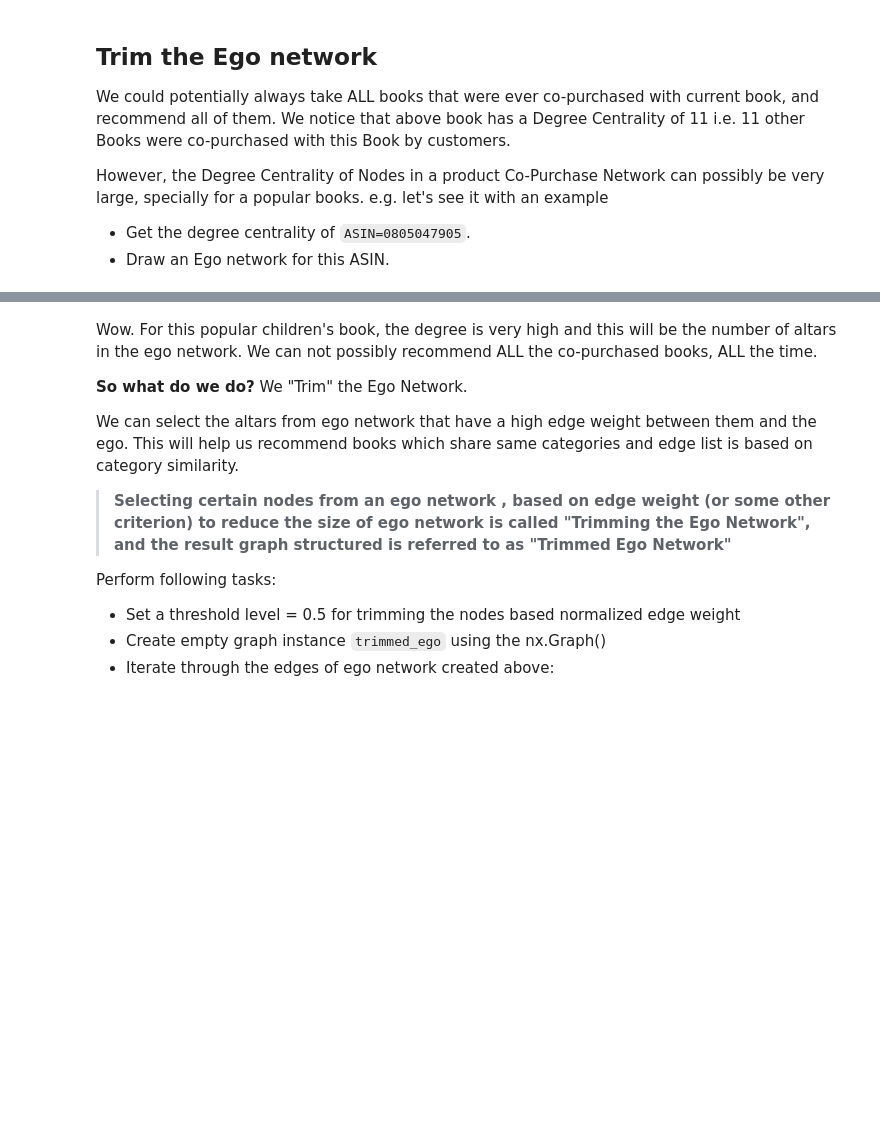
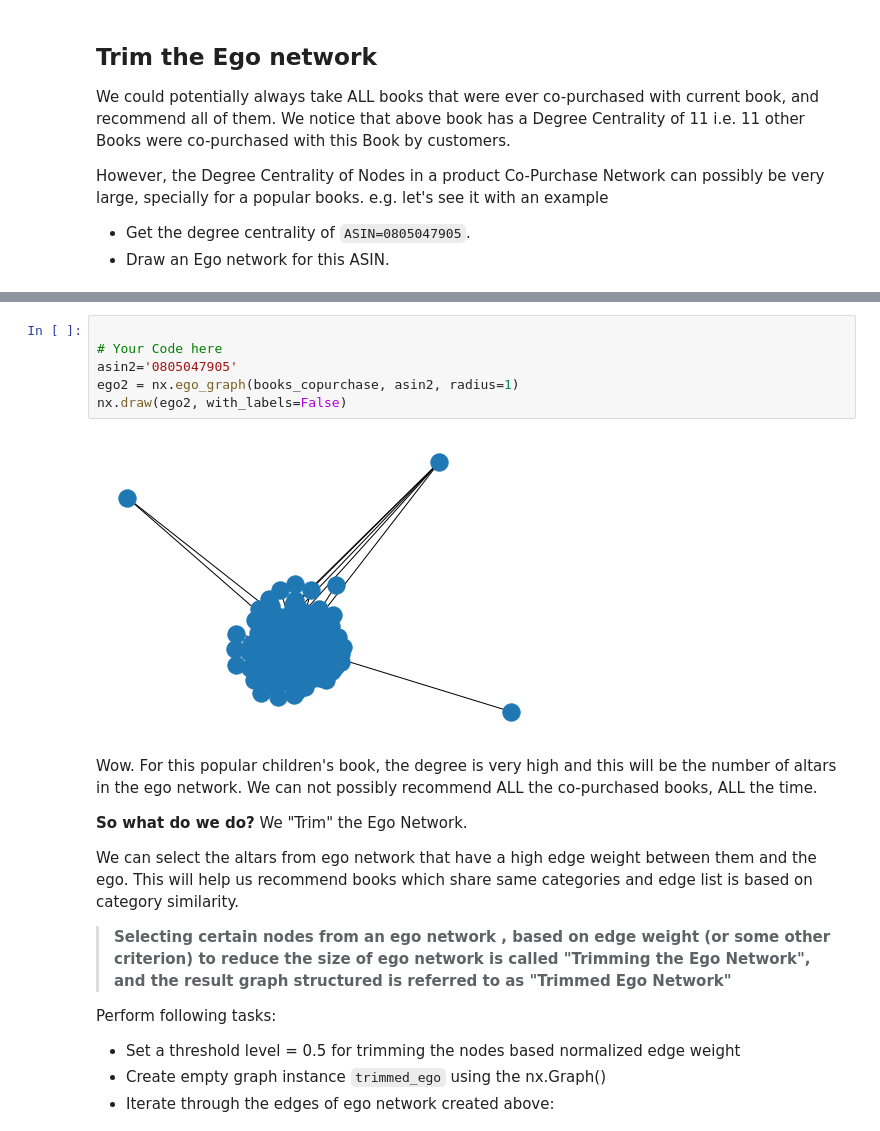
Before and after one commit to MissAle17/dsc-3-28-15-amazon-recommendation-system-online-ds-sp-000, a Jupyter notebook: index.ipynb, the cells around one changed output, grey strips where cells are left out. Cells and saved outputs as stored; diff of their text form; blank space fills up the shorter version.

```diff
--- a/index.ipynb
+++ b/index.ipynb
@@ -375,3 +368,11 @@ Degree Centrality: 216
+# %%
+
+# Your Code here
+asin2='0805047905'
+ego2 = nx.ego_graph(books_copurchase, asin2, radius=1)
+nx.draw(ego2, with_labels=False)
+# %% [output]
+[figure, added]
 # %% [markdown]
 Wow. For this popular children's book, the degree is very high and this will be the number of altars in the ego network. We can not possibly recommend ALL the co-purchased books, ALL the time.
 
```
Also changed, not shown: parts of 4 cells of this notebook.
